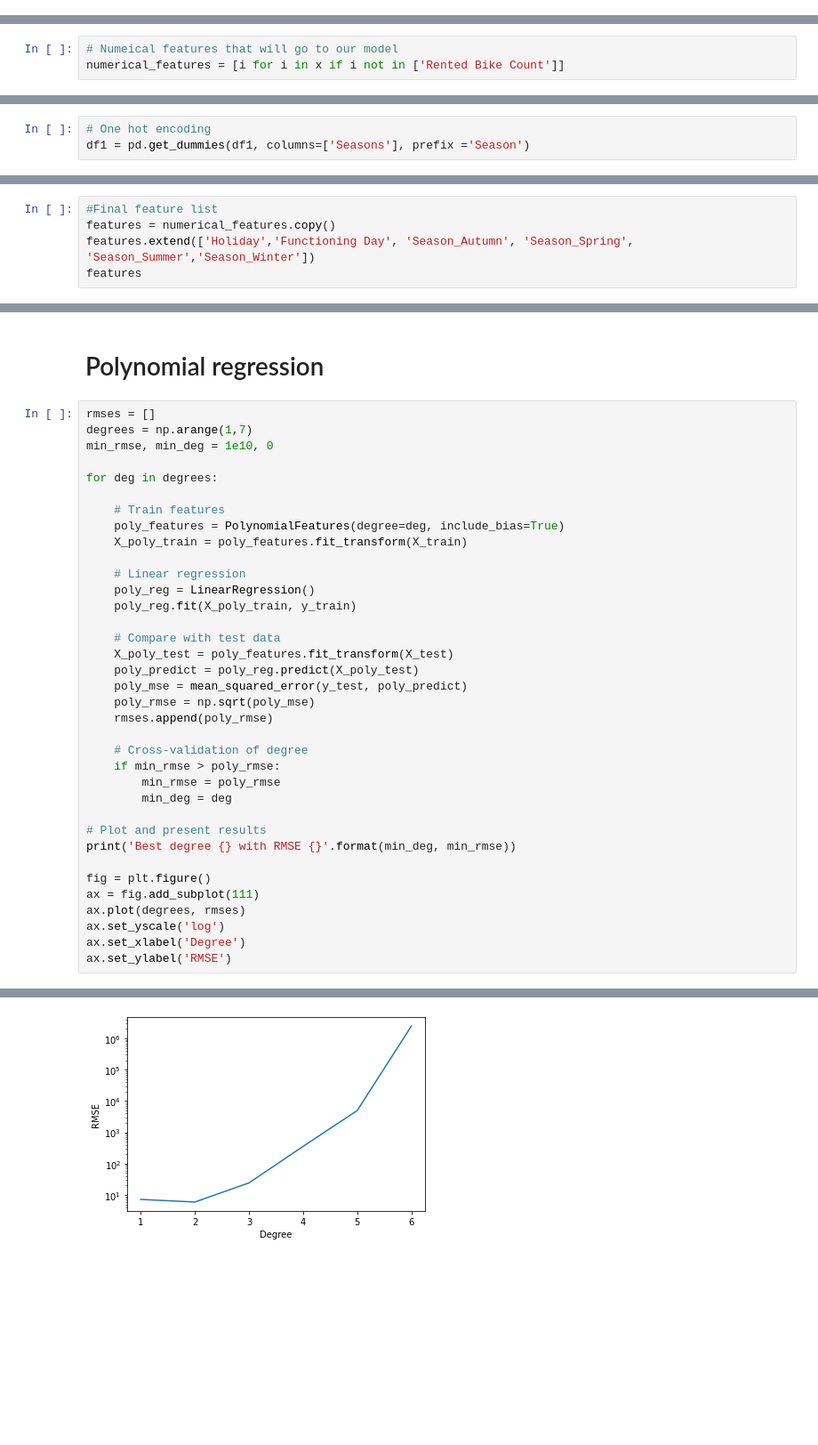
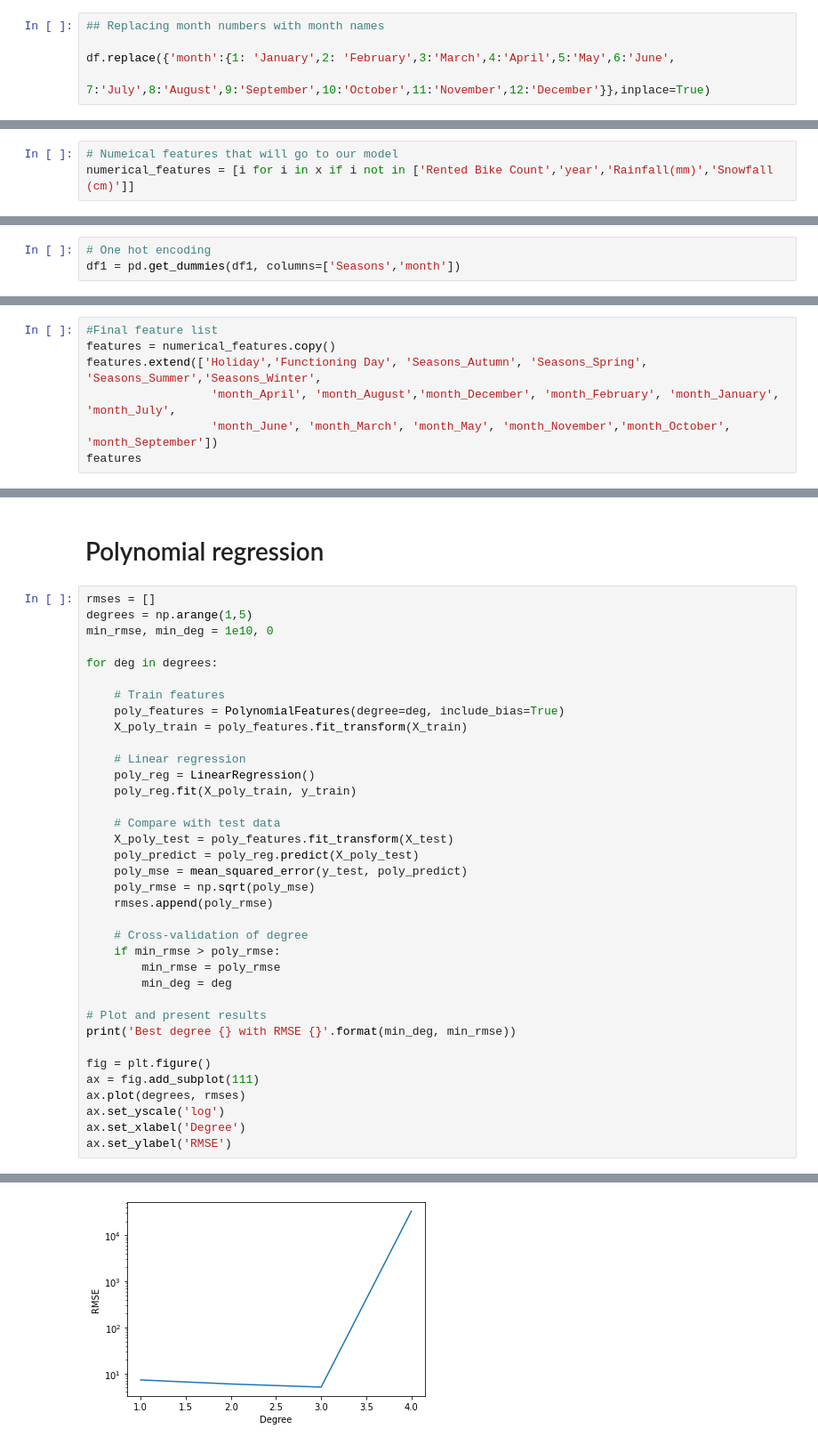
Before and after one commit to OmPrakashGH/Bike-Sharing-Demand-Prediction, a Jupyter notebook: Bike_Sharing_Demand_Prediction_Capstone_Project.ipynb, the cells around one changed output, grey strips where cells are left out. Shown: that part at 89% size. Drawn from its saved outputs; the diff is of its cells as text; blank space fills up the shorter version.

```diff
--- a/Bike_Sharing_Demand_Prediction_Capstone_Project.ipynb
+++ b/Bike_Sharing_Demand_Prediction_Capstone_Project.ipynb
@@ -123,0 +145,5 @@ df.describe()
+# %%
+## Replacing month numbers with month names
+
+df.replace({'month':{1: 'January',2: 'February',3:'March',4:'April',5:'May',6:'June',
+                     7:'July',8:'August',9:'September',10:'October',11:'November',12:'December'}},inplace=True)
@@ -297,6 +317,6 @@ x
 # %%
 # Numeical features that will go to our model
-numerical_features = [i for i in x if i not in ['Rented Bike Count']]
+numerical_features = [i for i in x if i not in ['Rented Bike Count','year','Rainfall(mm)','Snowfall (cm)']]
 # %%
 # Creating a copy so that we can make changes in the data during encoding.
 df1 = df.copy()
@@ -307,7 +327,7 @@ encoders_nums = {"Holiday":{"Holiday":1,"No Holiday":0} ,"Functioning Day":{"Yes
 df1= df1.replace(encoders_nums)
 # %%
 # One hot encoding
-df1 = pd.get_dummies(df1, columns=['Seasons'], prefix ='Season')
+df1 = pd.get_dummies(df1, columns=['Seasons','month'])
 # %%
 df1.head()
 # %% [output]
@@ -340,7 +360,9 @@ memory usage: 924.0+ KB
 # %%
 #Final feature list
 features = numerical_features.copy()
-features.extend(['Holiday','Functioning Day', 'Season_Autumn', 'Season_Spring', 'Season_Summer','Season_Winter'])
+features.extend(['Holiday','Functioning Day', 'Seasons_Autumn', 'Seasons_Spring', 'Seasons_Summer','Seasons_Winter',
+                  'month_April', 'month_August','month_December', 'month_February', 'month_January', 'month_July',
+                  'month_June', 'month_March', 'month_May', 'month_November','month_October', 'month_September'])
 features
 # %% [output]
 ['Hour',
@@ -425,7 +473,7 @@ array([ 3.38098842, -0.08057873, -6.07490797,  0.17449569, -0.07635238,
 # Polynomial regression
 # %%
 rmses = []
-degrees = np.arange(1,7)
+degrees = np.arange(1,5)
 min_rmse, min_deg = 1e10, 0
 
 for deg in degrees:
@@ -464,3 +512,3 @@ Best degree 2 with RMSE 5.9378378176507365
 Text(0, 0.5, 'RMSE')
-[figure, old version]
+[figure, new version]
 # %% [markdown]
```
Also changed, not shown: parts of 59 cells of this notebook.
